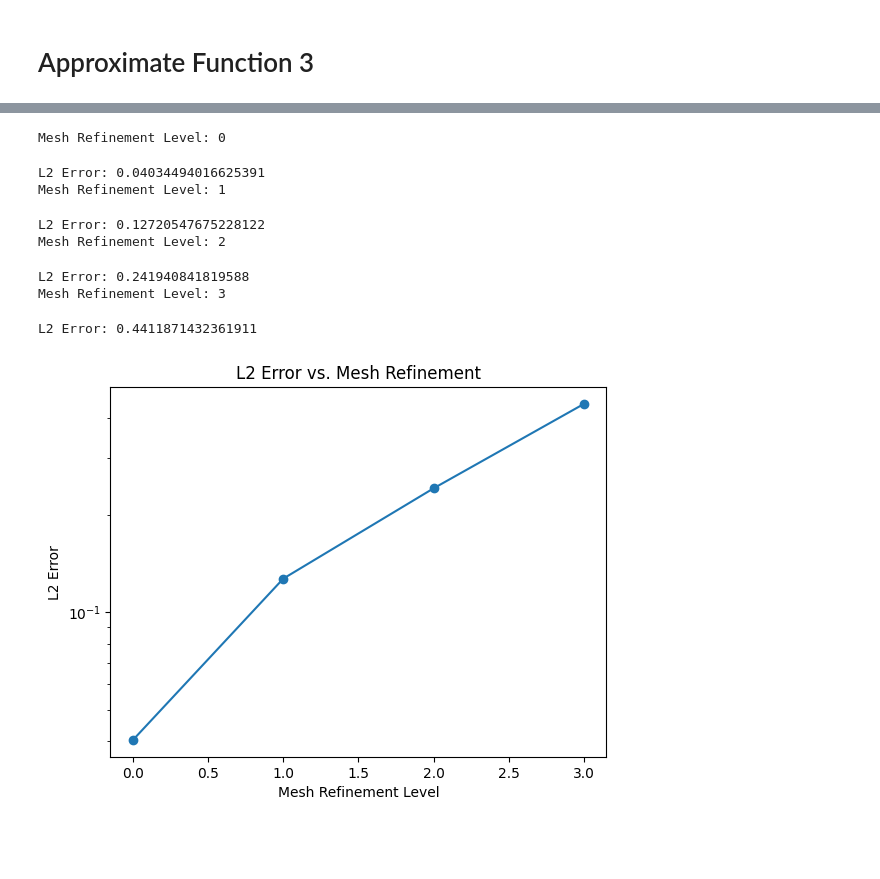
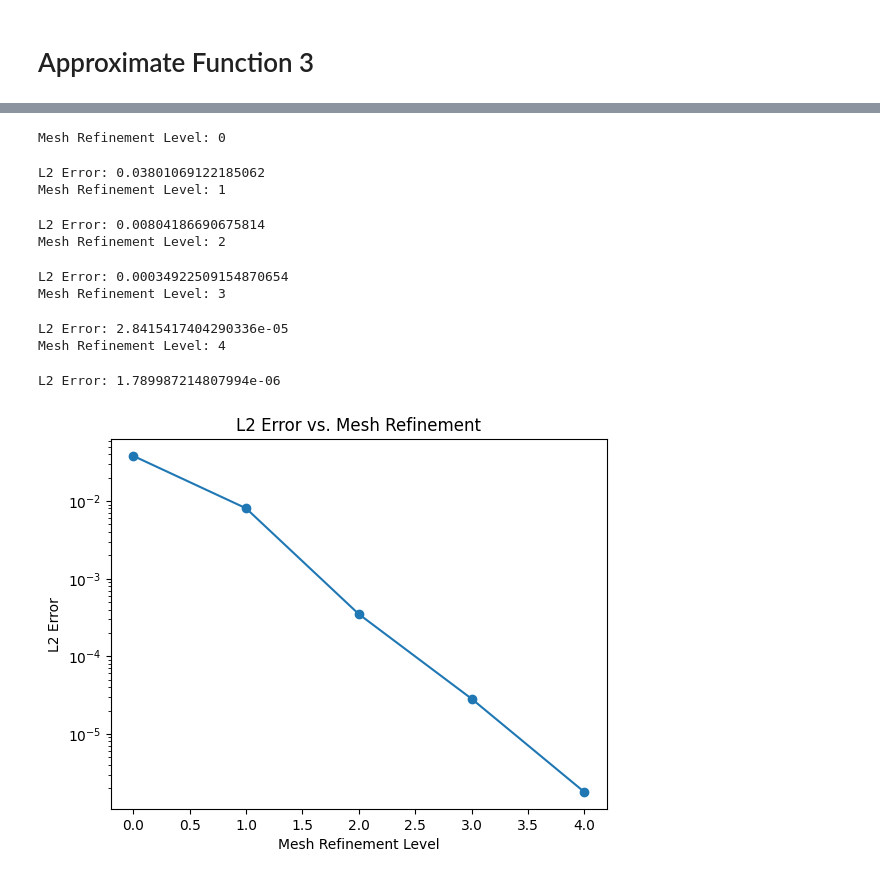
Before and after one commit to MayankC-tamu/MeshFiniteElements, a Jupyter notebook: FEM/FEM_Error_NonPlanar.ipynb, the cells around one changed output, grey strips where cells are left out. Drawn from its saved outputs; the diff is of its cells as text; code cells hidden in the pictures; blank space fills up the shorter version.

```diff
--- a/FEM_Error_NonPlanar.ipynb
+++ b/FEM/FEM_Error_NonPlanar.ipynb
@@ -499,7 +507,7 @@ class FEM_Q3:
                 try:
                     x = float(parts[0])
                     y = float(parts[1])
-                    u = float(parts[2])
+                    u = float(parts[3])
                 except ValueError:
                     continue
 
@@ -577,7 +576,7 @@ $$E=|u-v|_{L^2(\Gamma)} \quad v \text{ is FEM Solution}$$
 # %%
 def u(x,y):
-  return (x**2-1)*(y**2-1)
-  #return np.sin(np.pi*x)*np.sin(np.pi*y)
+  #return (x**2-1)*(y**2-1)
+  return np.sin(np.pi*x)*np.sin(np.pi*y)
 
 nx_initial = 3
 num_subdivisions = [0, 1, 2, 3, 4]  # Corresponding to mesh refinement levels 0 to 4
@@ -586,47 +585,49 @@ division = 2.0 / (nx_initial * 2**np.array(num_subdivisions))
 
 E=[]
 
-for i in range(4):
+for i in range(5):
     print("Mesh Refinement Level:", i)
     err = 0
     mass = 0
-    V = FEM_Q3(f'./solutions/parab-quad-O3/{i}.csv', division[i])
+    V = FEM_Q3(f'./solutions/sin-sin-O3/{i}.csv', division[i])
     with tqdm.tqdm(total=160801, desc=f"Computing L2 Error for Level {i}") as pbar:
         for x in np.arange(-1, 1.005, 0.005):
             for y in np.arange(-1, 1.005, 0.005):
                 u_value = V((x, y))
                 U_exact = u(x, y)
-                w = np.sqrt(1 + 4*x**2 + 4*y**2)  # Weight for non-planar surface
-                #w = np.sqrt(1 + 16*(x**2 + y**2)*np.cos(2*np.pi*(x**2+y**2))**2)  # Weight for non-planar surface
+                #w = np.sqrt(1 + 4*x**2 + 4*y**2)  # Weight for non-planar surface
+                w = np.sqrt(1 + 16*(x**2 + y**2)*np.cos(2*np.pi*(x**2+y**2))**2)  # Weight for non-planar surface
                 err += (u_value - U_exact)**2
                 mass += w
                 #print(f"Point: ({x}, {y}), FEM Value: {u_value}, Exact Value: {U_exact}, Squared Error: {(u_value - U_exact)**2}")
                 pbar.update(1)
     print("L2 Error:", np.sqrt(err / mass))
     E.append(np.sqrt(err / mass))
 
-file = open('./solutions/parab-quad-O3/errors.csv','w')
+file = open('./solutions/sin-sin-O3/errors.csv','w')
 file.write('Mesh Refinement Level,L2 Error\n')
-for i in range(4):
+for i in range(5):
     file.write(f'{i},{E[i]}\n')
 file.close()
 
 plt.figure()
-plt.plot(range(4), E, marker='o')
+plt.plot(range(5), E, marker='o')
 plt.title('L2 Error vs. Mesh Refinement')
 plt.xlabel('Mesh Refinement Level')
 plt.ylabel('L2 Error')
 plt.xscale('linear')
 plt.yscale('log')
-plt.savefig('./solutions/parab-quad-O3/error_plot.png')
+plt.savefig('./solutions/sin-sin-O3/error_plot.png')
 plt.show()
 # %% [output]
 Mesh Refinement Level: 0
-L2 Error: 0.04034494016625391
+L2 Error: 0.03801069122185062
 Mesh Refinement Level: 1
-L2 Error: 0.12720547675228122
+L2 Error: 0.00804186690675814
 Mesh Refinement Level: 2
-L2 Error: 0.241940841819588
+L2 Error: 0.00034922509154870654
 Mesh Refinement Level: 3
-L2 Error: 0.4411871432361911
+L2 Error: 2.8415417404290336e-05
+Mesh Refinement Level: 4
+L2 Error: 1.789987214807994e-06
-[figure, old version]
+[figure, new version]
```
Also changed, not shown: parts of 3 cells of this notebook, 38 other files.
